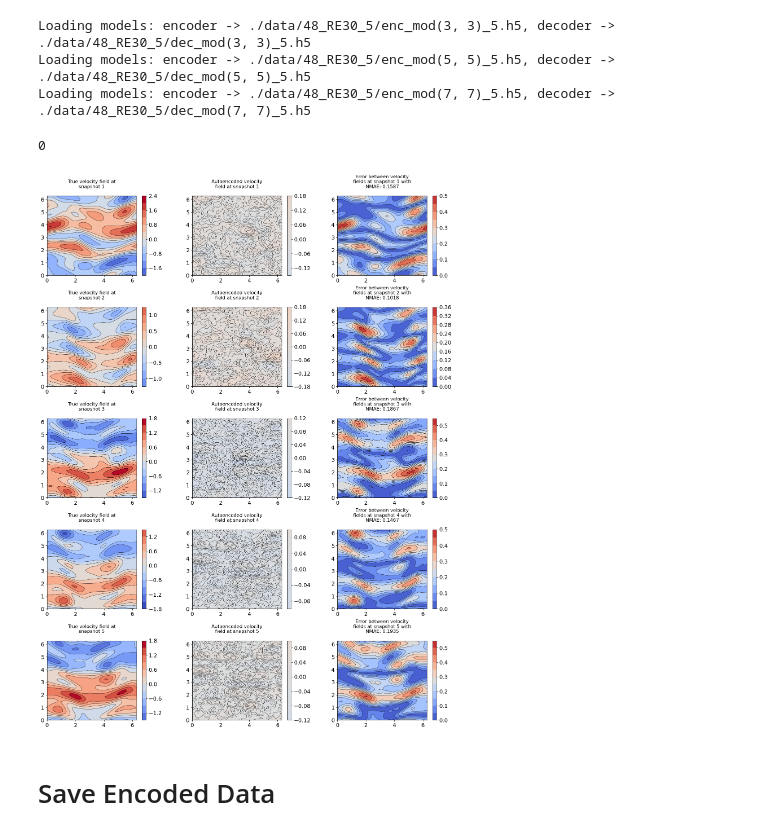
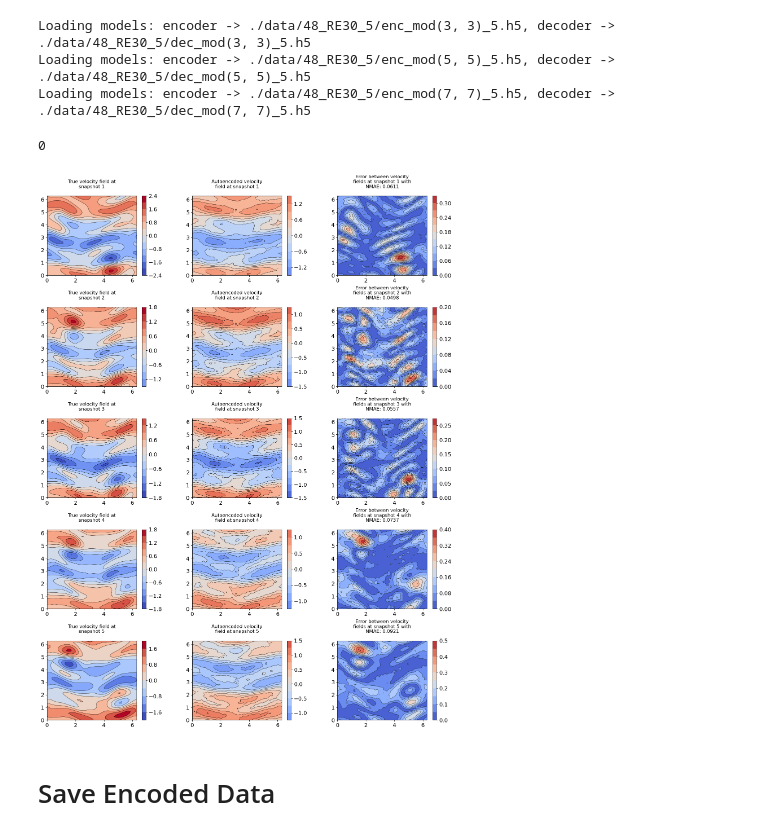
Before and after one commit to huciupaul/Capstone-AI-Group-2, a Jupyter notebook: autoencoder_tutorial.ipynb, the cells around one changed output. Saved outputs shown, nothing was run; the diff lists cells and outputs as text; code cells hidden in the pictures.

Commit message:
Changed training loop

```diff
--- a/autoencoder_tutorial.ipynb
+++ b/autoencoder_tutorial.ipynb
@@ -47,9 +47,9 @@ Contents of the HDF5 file: ['dissipation_rates', 'kinetic_energy', 'velocity_fie
 # %% [markdown]
 Initializing the velocity field
 # %%
-downsample = 1 # Skip every n-th sample to get varying data. Otherwise the data is to similar and large. Set to 1 to use all data.
+downsample = 5 # Skip every n-th sample to get varying data. Otherwise the data is to similar and large. Set to 1 to use all data.
 Re = 30
-data_len = 6000
+data_len = 12000
 transient = 200 # Number of transient steps to ignore from our data
 
 # Load the velocity field
@@ -74,6 +74,8 @@ b_size = 50   #batch_size
 n_batches = total_samples//b_size  #number of batches
 
 # Split the data into training, validation and test sets with 70%, 15% and 15% of the data respectively
-train_batches = int(n_batches*(7/10))
-val_batches = int(n_batches*(15/100))
-test_batches = int(n_batches*(15/100))
+train_batches = int(n_batches*(4/6))
+val_batches = int(n_batches*(1/6))
+test_batches = int(n_batches*(1/6))
+
+print(f"Number of batches: {n_batches}, Train batches: {train_batches}, Validation batches: {val_batches}, Test batches: {test_batches}")
@@ -501,6 +507,7 @@ def compute_nrmse(U_test, U_pred):
     Returns:
         nrmse: A scalar Tensor, the computed NRMSE across all batches.
     """
+
     # Compute the mean squared error (MSE) for each batch
     mse = tf.reduce_mean(tf.square(U_pred - U_test), axis=[1, 2, 3])  # Shape: [batch_size]
 
@@ -515,7 +522,7 @@ def compute_nrmse(U_test, U_pred):
 
     return nrmse
 
-for i in range(n_batches):
+for i in range(test_batches):
     U_pred = model(U_test[i], enc_mods, dec_mods)[-1]
 
 nrmse = compute_nrmse(U_test, U_pred)
@@ -574,7 +580,7 @@ def wrap_text(text, width=25):
 
 for i in range(n_snapshots):
     # testing data
-    skips = 100
+    skips = 10
     # u = U_test_unbatched[i*100:i*100+1].copy()
     u      = U_test_unbatched[start+10+i*skips:start+11+i*skips].copy()
     vmax = u.max()
@@ -596,34 +602,34 @@ for i in range(n_snapshots):
     u_dec = model(u, enc_mods_test, dec_mods_test)[1][0].numpy()
     CS = ax_auto.contourf(XX[0], XX[1], u_dec[:, :, 0],
                           levels=10, cmap='coolwarm', vmin=vmin, vmax=vmax)
     cbar = plt.colorbar(CS, ax=ax_auto)
     CS = ax_auto.contour(XX[0], XX[1], u_dec[:, :, 0],
                          levels=10, colors='black', linewidths=.5, linestyles='solid',
                          vmin=vmin, vmax=vmax)
     title = wrap_text(f'Autoencoded velocity field at snapshot {i+1}')
     ax_auto.set_title(title, pad=20, fontsize=12)
 
     # error
     ax_err = plt.subplot(n_snapshots, 3, i * 3 + 3)
     u_err = np.abs(u_dec - u[0]) / (vmax - vmin)
     nmae = u_err[:, :, 0].mean()
 
     CS = ax_err.contourf(XX[0], XX[1], u_err[:, :, 0], levels=10, cmap='coolwarm')
     cbar = plt.colorbar(CS, ax=ax_err)
     CS = ax_err.contour(XX[0], XX[1], u_err[:, :, 0], levels=10, colors='black', linewidths=.5,
                         linestyles='solid')
     title = wrap_text(f'Error between velocity fields at snapshot {i+1} with NMAE: {nmae:.4f}')
     ax_err.set_title(title, pad=20, fontsize=12)
 
 # Adjust spacing between plots
 fig.tight_layout(pad=1.0)  # Increase the padding between subplots
 plt.subplots_adjust(wspace=0.3, hspace=0.4)  # Add extra spacing between rows and columns
 
 plt.savefig(path + '/Autoencoder_error.pdf')
 plt.show()
 # %% [output]
 0
-[figure, old version]
+[figure, new version]
 # %% [markdown]
 # Save Encoded Data
 # %%
```
Also changed, not shown: parts of 9 cells of this notebook, 1 other file.
